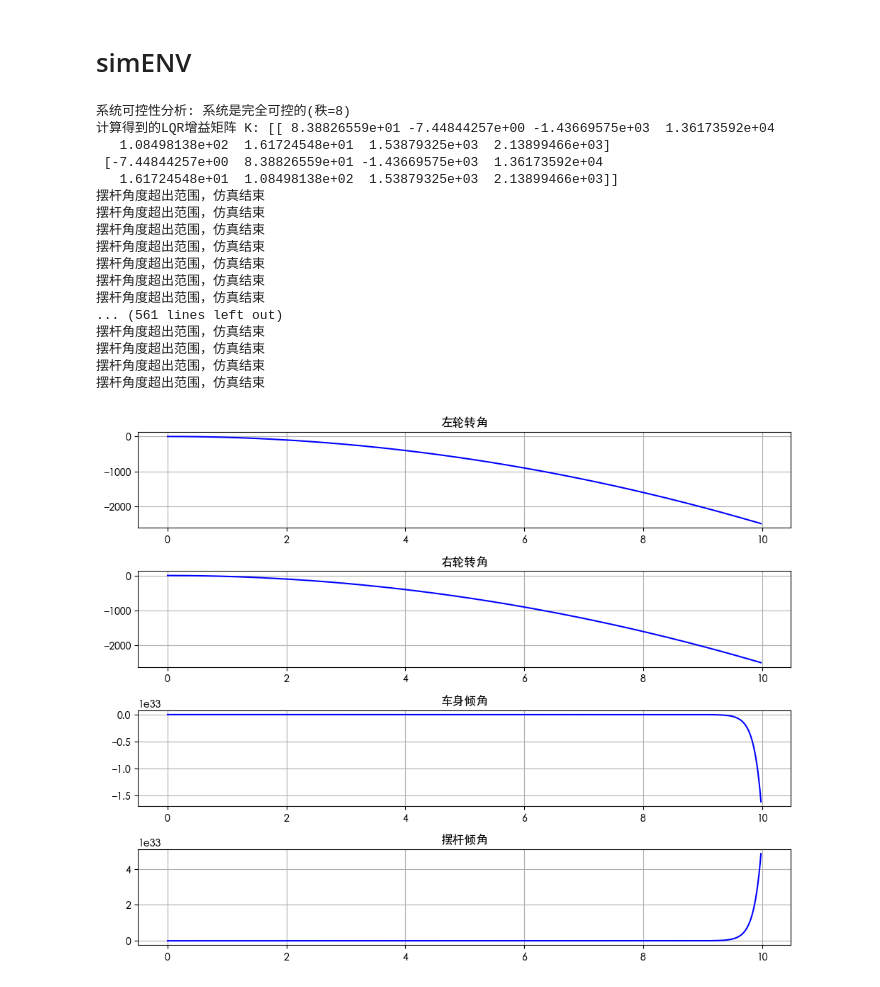
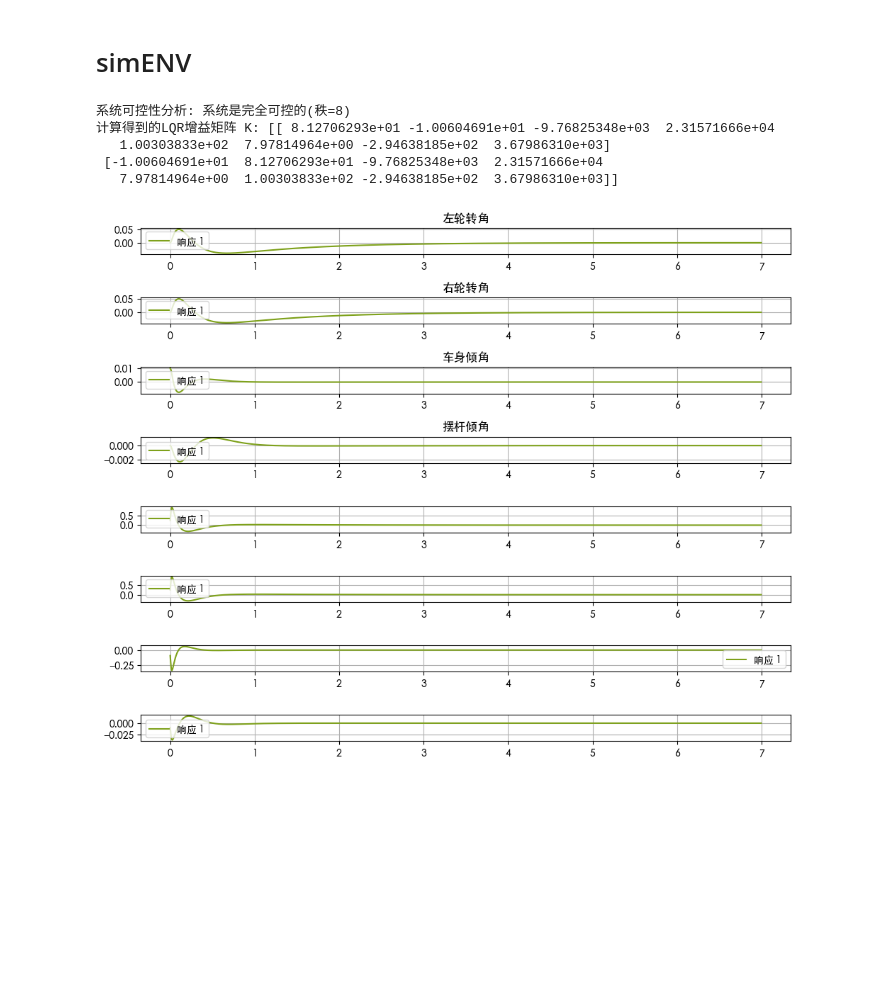
Before and after one commit to 3BPM/ReinforceLearningCartpolehw, a Jupyter notebook: test.ipynb, the cells around one changed output. Cells and saved outputs as stored; diff of their text form; code cells hidden in the pictures; blank space fills up the shorter version.

```diff
--- a/test.ipynb
+++ b/test.ipynb
@@ -40,27 +41,0 @@ plot_system_response(states,np.arange(0,T,Ts))
-# %%
-from env import BalancingCartEnv
-from dqn_agent import DQNAgent
-import os
-import time
-from configs import HIDDEN_SIZE,PATH
-from vis import plot_training_results
-env = BalancingCartEnv(render_mode=None)
-agent = DQNAgent(env, hidden_size=HIDDEN_SIZE)
-model_path = PATH
-agent.load(model_path)
-#test_env = BalancingCartEnv(render_mode='human')
-state, _ = env.reset(state=np.array([0, 0, -0.1745, 0.1745, 0, 0, 0, 0]))
-
-T = 7  # 仿真秒数
-Ts = env.Ts
-steps = int(T / Ts)
-states = np.zeros((steps, 8))
-
-
-for i in range(steps):
-    action = agent.act(state)
-    continuous_action = agent.get_continuous_action(action)
-
-    state, reward, terminated, truncated, _ = env.step(continuous_action)
-    states[i, :] = state
-plot_system_response(states,np.arange(0,T,Ts))
@@ -141,7 +114,6 @@ sys_d = c2d(sys_c, Ts, method='zoh')  # 离散化
 G, H = sys_d.A, sys_d.B  # 获取离散状态空间矩阵
 
 # 初始状态（含小扰动）
-x0 = np.array([0, 0, -0.1745, 0.1745, 0, 0, 0, 0])
 
 # 检查系统可控性
 Tc = np.zeros((8,16))  # 可控性矩阵
@@ -197,40 +232,28 @@ K_2 = [-1.00000000e+01  8.00000000e+01 -5.49240612e+03  1.89217098e+04
 # %%
 from envsim.lqr_controller import LQRController
 from envsim.simulator import UnicycleSimulator
 from envsim.config import Config
-from vis import plot_system_response
+from vis import plot_system_outputs
 # 闭环系统仿真：系统是使用 状态反馈控制律 u_k = -Kx_k 来实现闭环控制的。
 Ts=Config.dt
-t=np.arange(0,10,Ts)
-y = np.zeros((len(t), 4))  # 输出轨迹
+t_simlqr=np.arange(0,7,Ts)
+y_simlqr = np.zeros((len(t), 4))  # 输出轨迹
 
 
 
-x0 = np.array([0, 0, -0.1745, 0.1745, 0, 0, 0, 0])
 controller = LQRController()
 simulator = UnicycleSimulator(controller,None,x0)
-y=np.zeros((len(t),4))
-for i in range(len(t)):
+y_simlqr=np.zeros((len(t_simlqr),8))
+for i in range(len(t_simlqr)):
     simulator.step()
-    y[i,:] = simulator.state[:4]
+    y_simlqr[i,:] = simulator.state
 
-plot_system_response(y,t)
+
+plot_system_outputs(y_simlqr,t_simlqr)
 # %% [output]
 系统可控性分析: 系统是完全可控的(秩=8)
-计算得到的LQR增益矩阵 K: [[ 8.38826559e+01 -7.44844257e+00 -1.43669575e+03  1.36173592e+04
-   1.08498138e+02  1.61724548e+01  1.53879325e+03  2.13899466e+03]
- [-7.44844257e+00  8.38826559e+01 -1.43669575e+03  1.36173592e+04
-   1.61724548e+01  1.08498138e+02  1.53879325e+03  2.13899466e+03]]
-摆杆角度超出范围，仿真结束
-摆杆角度超出范围，仿真结束
-摆杆角度超出范围，仿真结束
-摆杆角度超出范围，仿真结束
-摆杆角度超出范围，仿真结束
-摆杆角度超出范围，仿真结束
-摆杆角度超出范围，仿真结束
-... (561 lines left out)
-摆杆角度超出范围，仿真结束
-摆杆角度超出范围，仿真结束
-摆杆角度超出范围，仿真结束
-摆杆角度超出范围，仿真结束
+计算得到的LQR增益矩阵 K: [[ 8.12706293e+01 -1.00604691e+01 -9.76825348e+03  2.31571666e+04
+   1.00303833e+02  7.97814964e+00 -2.94638185e+02  3.67986310e+03]
+ [-1.00604691e+01  8.12706293e+01 -9.76825348e+03  2.31571666e+04
+   7.97814964e+00  1.00303833e+02 -2.94638185e+02  3.67986310e+03]]
-[figure, old version]
+[figure, new version]
```
Also changed, not shown: parts of 9 cells of this notebook, 9 other files.
